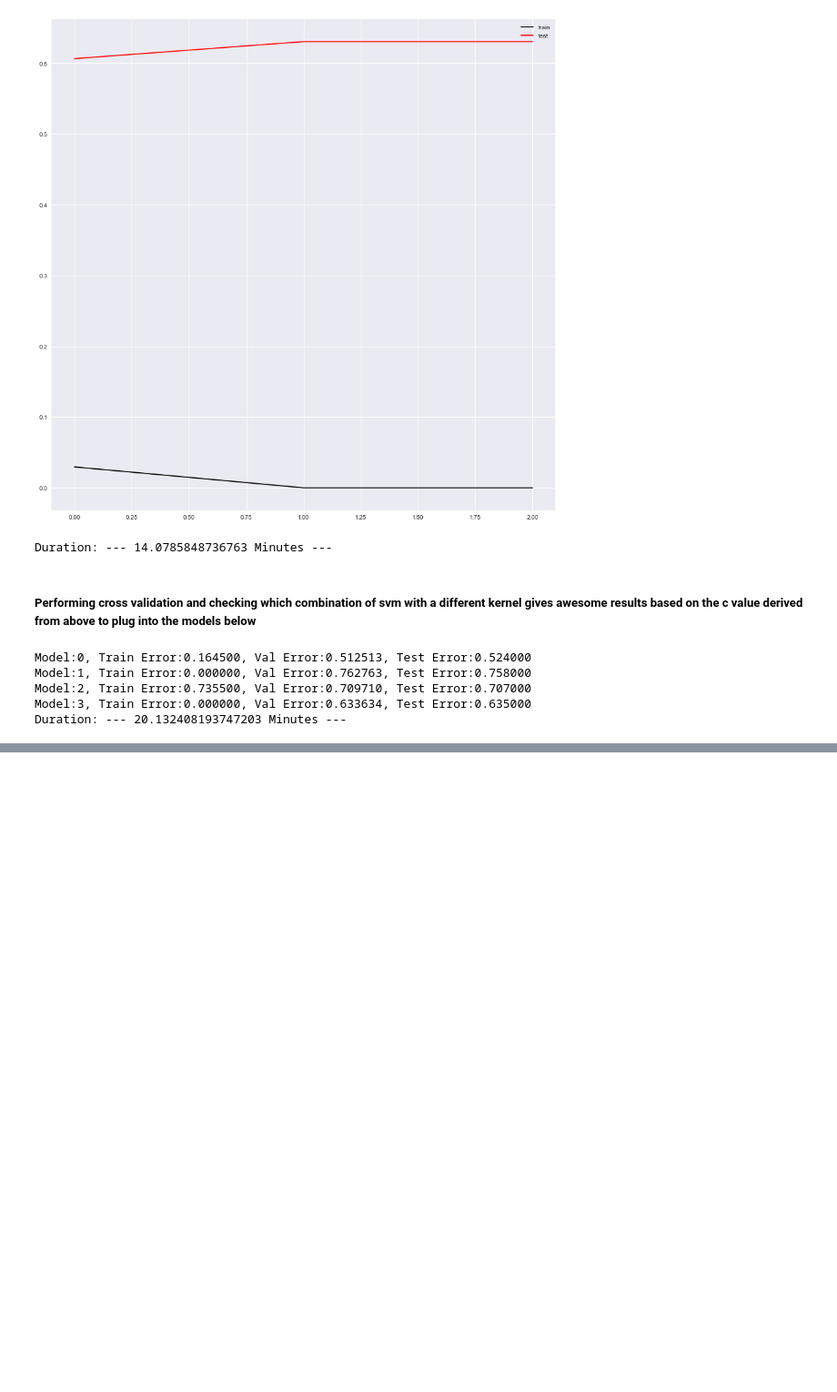
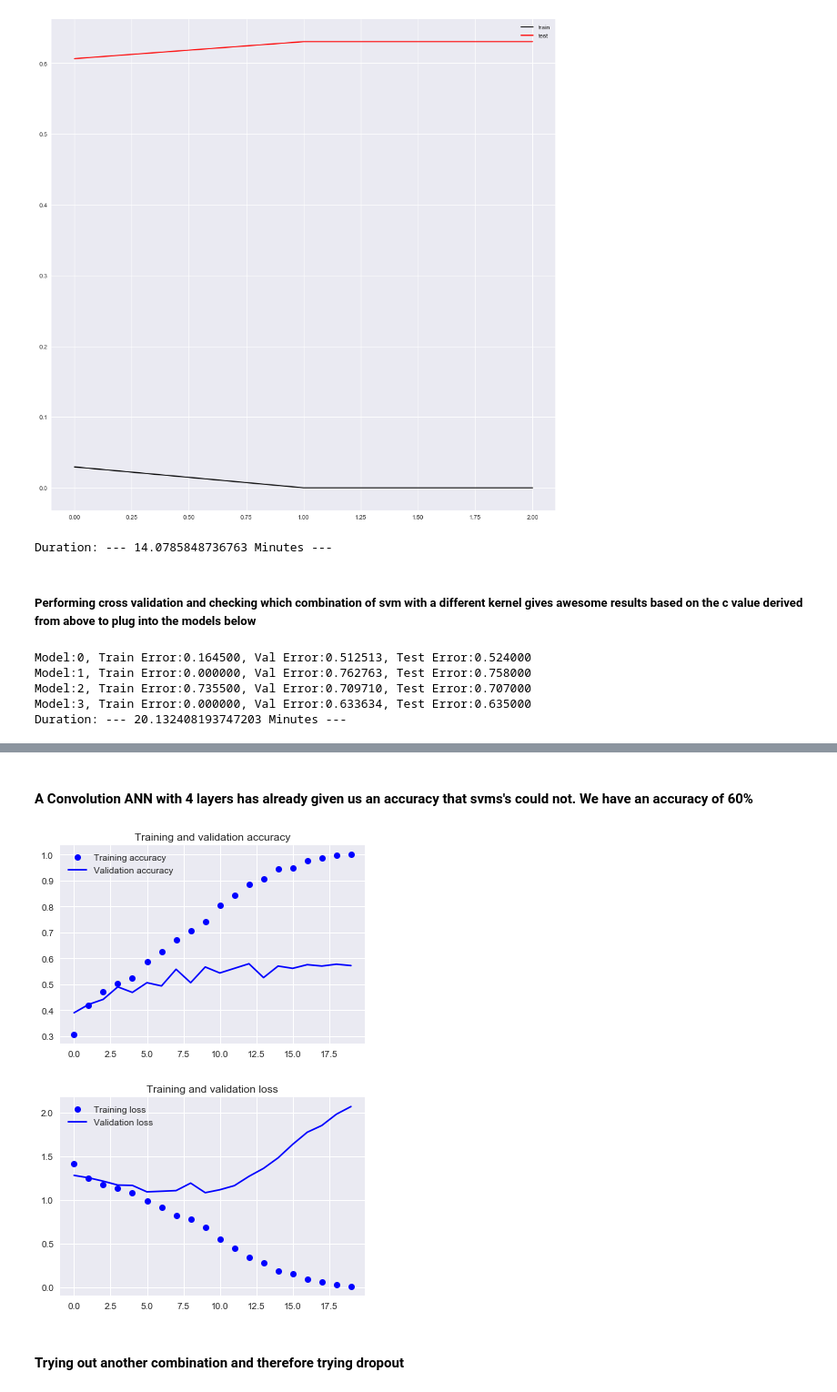
Before and after one commit to mmd52/Classifying_Pastas, a Jupyter notebook: ML_FinalExam.ipynb, the cells around one changed output, grey strips where cells are left out. Shown: that part at 91% size. Saved outputs shown, nothing was run; the diff lists cells and outputs as text; code cells hidden in the pictures; blank space fills up the shorter version.

```diff
--- a/ML_FinalExam.ipynb
+++ b/ML_FinalExam.ipynb
@@ -258,0 +394,26 @@ Duration: --- 20.132408193747203 Minutes ---
+# %%
+import keras
+from keras.models import Sequential,Input,Model
+from keras.layers import Dense, Dropout, Flatten
+from keras.layers import Conv2D, MaxPooling2D
+from keras.layers.normalization import BatchNormalization
+from keras.layers.advanced_activations import LeakyReLU
+batch_size = 64
+epochs = 20
+num_classes = 4
+ann_model = Sequential()
+ann_model.add(Conv2D(32, kernel_size=(3, 3),activation='linear',input_shape=(65,65,3),padding='same'))
+ann_model.add(LeakyReLU(alpha=0.1))
+ann_model.add(MaxPooling2D((2, 2),padding='same'))
+ann_model.add(Conv2D(64, (3, 3), activation='linear',padding='same'))
+ann_model.add(LeakyReLU(alpha=0.1))
+ann_model.add(MaxPooling2D(pool_size=(2, 2),padding='same'))
+ann_model.add(Conv2D(128, (3, 3), activation='linear',padding='same'))
+ann_model.add(LeakyReLU(alpha=0.1))
+ann_model.add(MaxPooling2D(pool_size=(2, 2),padding='same'))
+ann_model.add(Flatten())
+ann_model.add(Dense(128, activation='linear'))
+ann_model.add(LeakyReLU(alpha=0.1))
+ann_model.add(Dense(num_classes, activation='softmax'))
+ann_model.compile(loss=keras.losses.categorical_crossentropy, optimizer=keras.optimizers.Adam(),metrics=['accuracy'])
+ann_model.summary()
@@ -258,0 +438,3 @@ Duration: --- 20.132408193747203 Minutes ---
+# %%
+ann_train = ann_model.fit(x_train, train_Y_one_hot, batch_size=batch_size,
+                          epochs=epochs,verbose=1,validation_data=(x_val, val_Y_one_hot))
@@ -258,0 +466,21 @@ Duration: --- 20.132408193747203 Minutes ---
+# %% [markdown]
+#### A Convolution ANN with 4 layers has already given us an accuracy that svms's could not. We have an accuracy of 60%
+# %%
+accuracy = ann_train.history['acc']
+val_accuracy = ann_train.history['val_acc']
+loss = ann_train.history['loss']
+val_loss = ann_train.history['val_loss']
+epochs = range(len(accuracy))
+plt.plot(epochs, accuracy, 'bo', label='Training accuracy')
+plt.plot(epochs, val_accuracy, 'b', label='Validation accuracy')
+plt.title('Training and validation accuracy')
+plt.legend()
+plt.figure()
+plt.plot(epochs, loss, 'bo', label='Training loss')
+plt.plot(epochs, val_loss, 'b', label='Validation loss')
+plt.title('Training and validation loss')
+plt.legend()
+plt.show()
+# %% [output]
+[figure, added]
+[figure, added]
@@ -258,0 +489,2 @@ Duration: --- 20.132408193747203 Minutes ---
+# %% [markdown]
+#### Trying out another combination and therefore trying dropout
```
Also changed, not shown: parts of 48 cells of this notebook, 23 other files.
